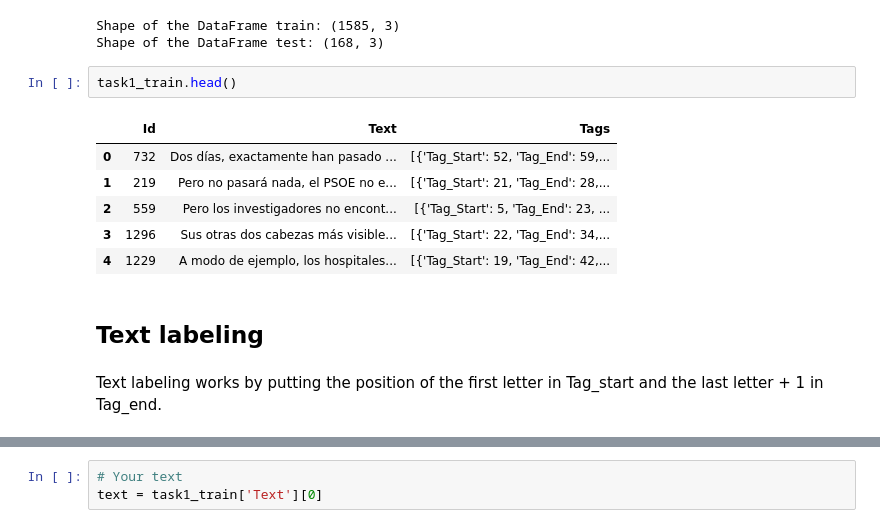
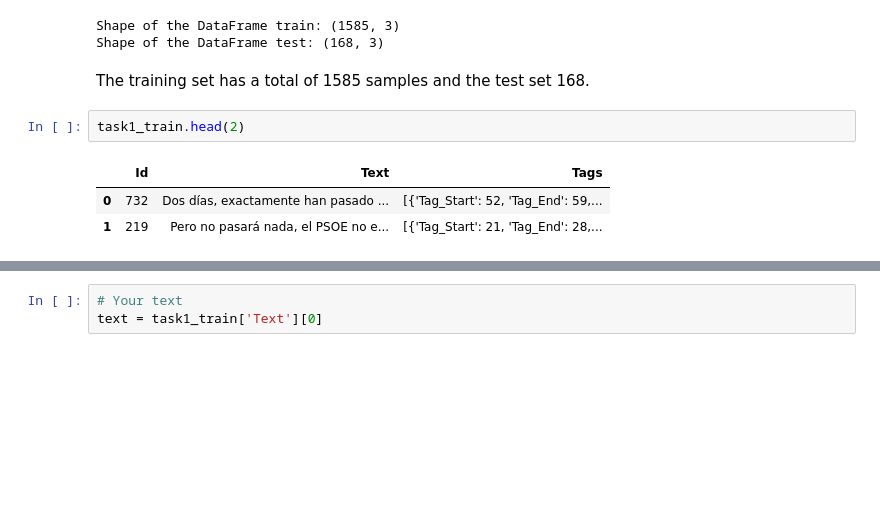
Before and after one commit to DCY1117/llm-flares, a Jupyter notebook: Flare_training_set_creation.ipynb, the cells around one changed output, grey strips where cells are left out. Drawn from its saved outputs; the diff is of its cells as text; blank space fills up the shorter version.

```diff
--- a/Flare_training_set_creation.ipynb
+++ b/Flare_training_set_creation.ipynb
@@ -13,16 +13,11 @@ print("Shape of the DataFrame test:", task1_test.shape)
 # %% [output]
 Shape of the DataFrame train: (1585, 3)
 Shape of the DataFrame test: (168, 3)
+# %% [markdown]
+The training set has a total of 1585 samples and the test set 168.
 # %%
-task1_train.head()
+task1_train.head(2)
 # %% [output]
 |  | Id | Text | Tags |
 | 0 | 732 | Dos días, exactamente han pasado ... | [{'Tag_Start': 52, 'Tag_End': 59,... |
 | 1 | 219 | Pero no pasará nada, el PSOE no e... | [{'Tag_Start': 21, 'Tag_End': 28,... |
-| 2 | 559 | Pero los investigadores no encont... | [{'Tag_Start': 5, 'Tag_End': 23, ... |
-| 3 | 1296 | Sus otras dos cabezas más visible... | [{'Tag_Start': 22, 'Tag_End': 34,... |
-| 4 | 1229 | A modo de ejemplo, los hospitales... | [{'Tag_Start': 19, 'Tag_End': 42,... |
-# %% [markdown]
-## Text labeling
-# %% [markdown]
-Text labeling works by putting the position of the first letter in Tag_start and the last letter + 1 in Tag_end.
```
Also changed, not shown: parts of 85 cells of this notebook, 15 other files.
